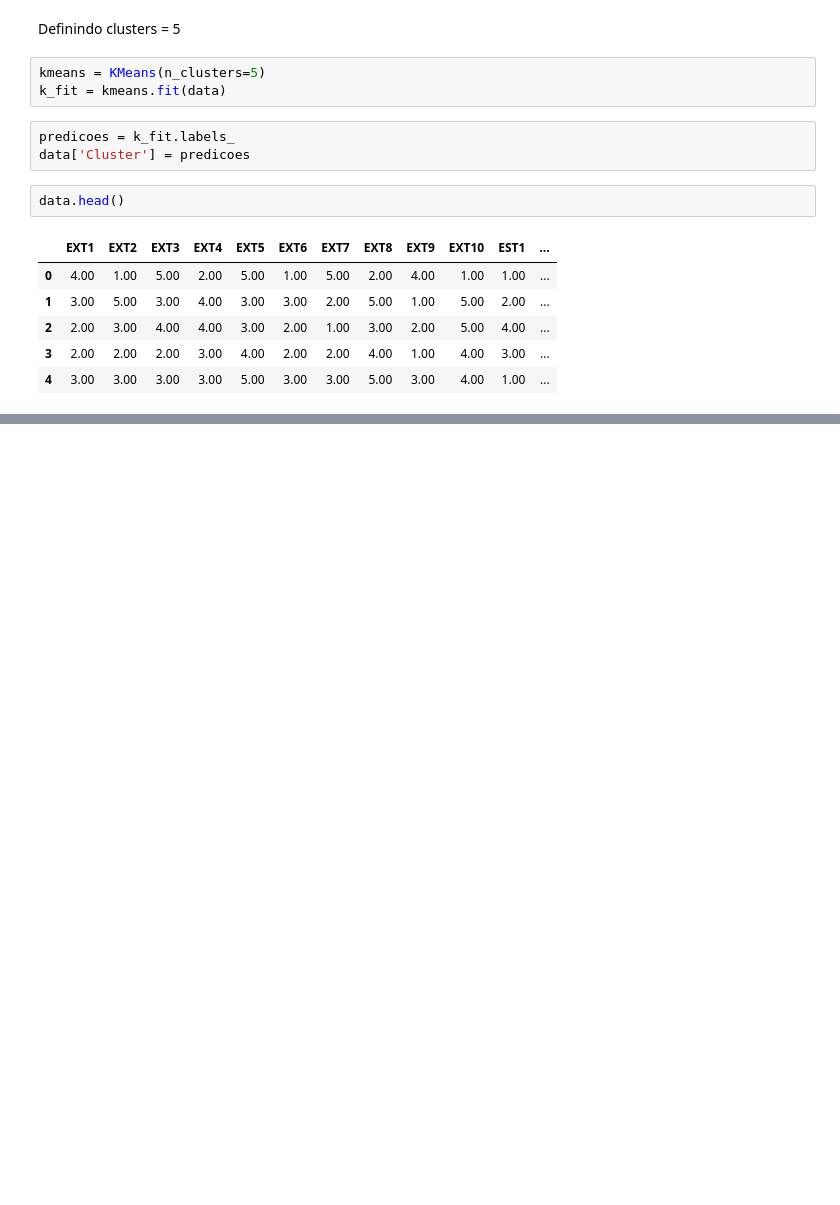
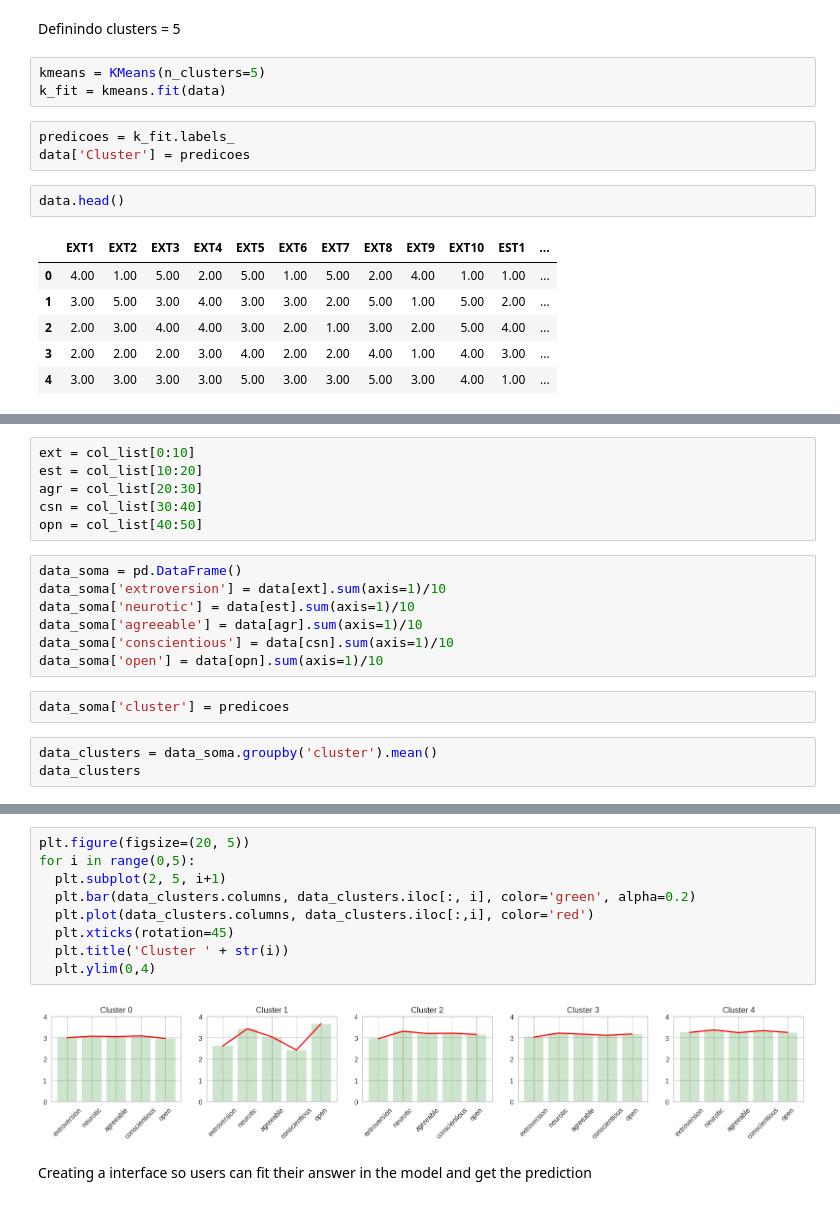
Before and after one commit to felpk/ML_personalities, a Jupyter notebook: ML_personalities.ipynb, the cells around one changed output, grey strips where cells are left out. Cells and saved outputs as stored; diff of their text form; blank space fills up the shorter version.

```diff
--- a/ML_personalities.ipynb
+++ b/ML_personalities.ipynb
@@ -177,0 +203,18 @@ data.groupby("Cluster").mean()
+# %%
+ext = col_list[0:10]
+est = col_list[10:20]
+agr = col_list[20:30]
+csn = col_list[30:40]
+opn = col_list[40:50]
+# %%
+data_soma = pd.DataFrame()
+data_soma['extroversion'] = data[ext].sum(axis=1)/10
+data_soma['neurotic'] = data[est].sum(axis=1)/10
+data_soma['agreeable'] = data[agr].sum(axis=1)/10
+data_soma['conscientious'] = data[csn].sum(axis=1)/10
+data_soma['open'] = data[opn].sum(axis=1)/10
+# %%
+data_soma['cluster'] = predicoes
+# %%
+data_clusters = data_soma.groupby('cluster').mean()
+data_clusters
@@ -177,0 +229,13 @@ data.groupby("Cluster").mean()
+# %%
+plt.figure(figsize=(20, 5))
+for i in range(0,5):
+  plt.subplot(2, 5, i+1)
+  plt.bar(data_clusters.columns, data_clusters.iloc[:, i], color='green', alpha=0.2)
+  plt.plot(data_clusters.columns, data_clusters.iloc[:,i], color='red')
+  plt.xticks(rotation=45)
+  plt.title('Cluster ' + str(i))
+  plt.ylim(0,4)
+# %% [output]
+[figure, added]
+# %% [markdown]
+Creating a interface so users can fit their answer in the model and get the prediction
```
Also changed, not shown: parts of 23 cells of this notebook.
